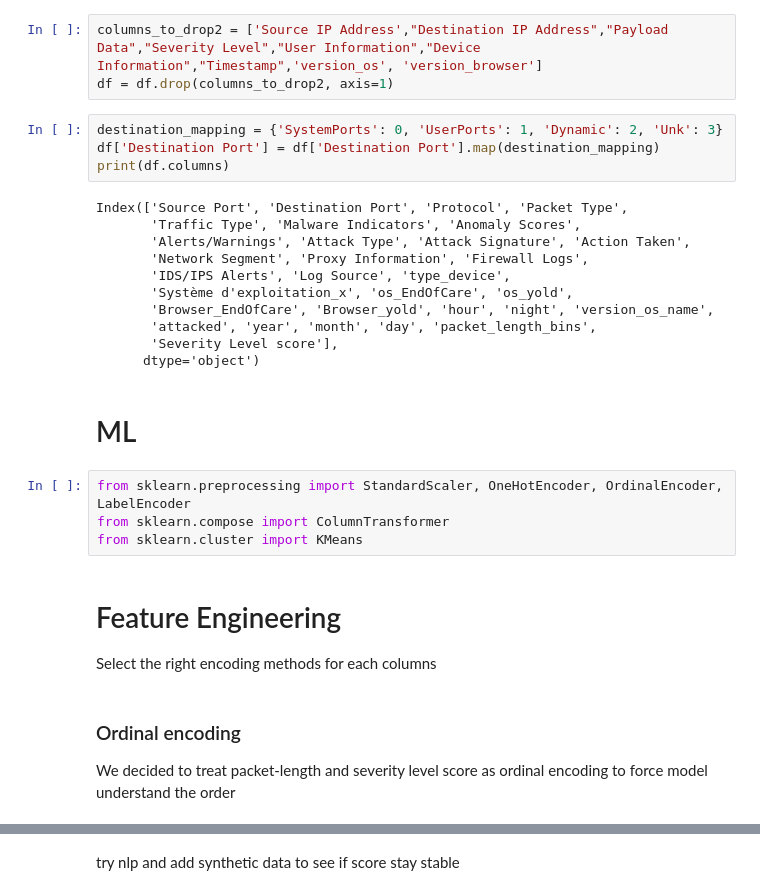
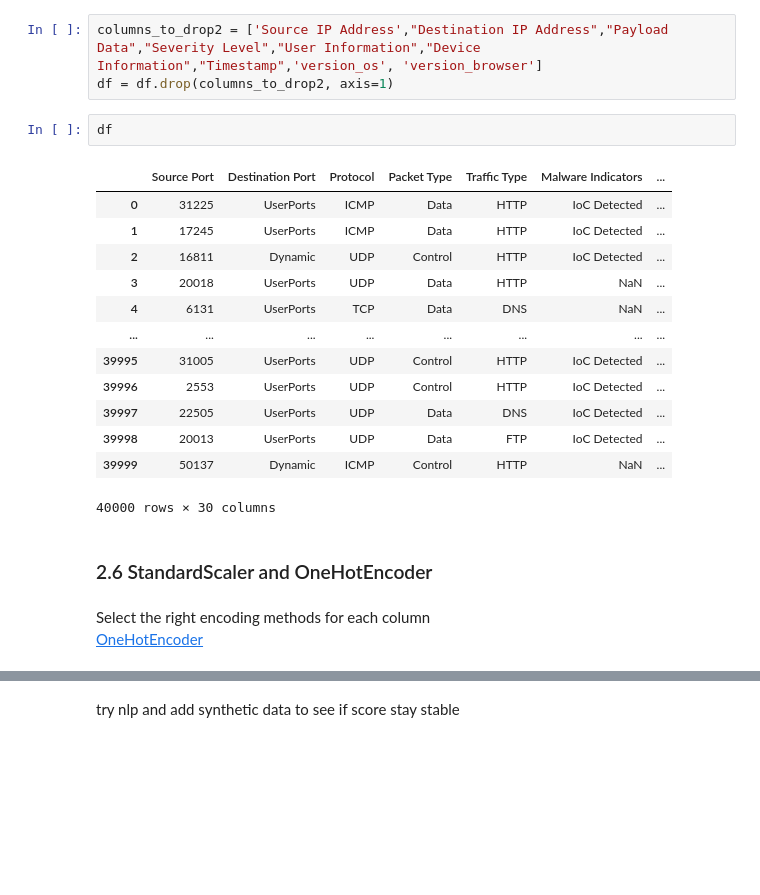
Before and after one commit to victor-coppin/ML_CyberAttack, a Jupyter notebook: CyberAttack_predictor.ipynb, the cells around one changed output, grey strips where cells are left out. Cells and saved outputs as stored; diff of their text form; blank space fills up the shorter version.

```diff
--- a/CyberAttack_predictor.ipynb
+++ b/CyberAttack_predictor.ipynb
@@ -202,31 +214,24 @@ df['Severity Level score'] = df['Severity Level'].map(severity_mapping)
 # %%
 columns_to_drop2 = ['Source IP Address',"Destination IP Address","Payload Data","Severity Level","User Information","Device Information","Timestamp",'version_os', 'version_browser']
 df = df.drop(columns_to_drop2, axis=1)
-# %%
-destination_mapping = {'SystemPorts': 0, 'UserPorts': 1, 'Dynamic': 2, 'Unk': 3}
-df['Destination Port'] = df['Destination Port'].map(destination_mapping)
-print(df.columns)
-# %% [output]
-Index(['Source Port', 'Destination Port', 'Protocol', 'Packet Type',
-       'Traffic Type', 'Malware Indicators', 'Anomaly Scores',
-       'Alerts/Warnings', 'Attack Type', 'Attack Signature', 'Action Taken',
-       'Network Segment', 'Proxy Information', 'Firewall Logs',
-       'IDS/IPS Alerts', 'Log Source', 'type_device',
-       'Système d'exploitation_x', 'os_EndOfCare', 'os_yold',
-       'Browser_EndOfCare', 'Browser_yold', 'hour', 'night', 'version_os_name',
-       'attacked', 'year', 'month', 'day', 'packet_length_bins',
-       'Severity Level score'],
-      dtype='object')
-# %% [markdown]
-# ML
-# %%
-from sklearn.preprocessing import StandardScaler, OneHotEncoder, OrdinalEncoder, LabelEncoder
-from sklearn.compose import ColumnTransformer
-from sklearn.cluster import KMeans
+# %%
+df
+# %% [output]
+|  | Source Port | Destination Port | Protocol | Packet Type | Traffic Type | Malware Indicators | ... |
+| 0 | 31225 | UserPorts | ICMP | Data | HTTP | IoC Detected | ... |
+| 1 | 17245 | UserPorts | ICMP | Data | HTTP | IoC Detected | ... |
+| 2 | 16811 | Dynamic | UDP | Control | HTTP | IoC Detected | ... |
+| 3 | 20018 | UserPorts | UDP | Data | HTTP | NaN | ... |
+| 4 | 6131 | UserPorts | TCP | Data | DNS | NaN | ... |
+| ... | ... | ... | ... | ... | ... | ... | ... |
+| 39995 | 31005 | UserPorts | UDP | Control | HTTP | IoC Detected | ... |
+| 39996 | 2553 | UserPorts | UDP | Control | HTTP | IoC Detected | ... |
+| 39997 | 22505 | UserPorts | UDP | Data | DNS | IoC Detected | ... |
+| 39998 | 20013 | UserPorts | UDP | Data | FTP | IoC Detected | ... |
+| 39999 | 50137 | Dynamic | ICMP | Control | HTTP | NaN | ... |
+40000 rows × 30 columns
+# %% [markdown]
+### 2.6 StandardScaler and OneHotEncoder
 # %% [markdown]
-# Feature Engineering
-Select the right encoding methods for each columns
+Select the right encoding methods for each column\
+[OneHotEncoder](https://www.geeksforgeeks.org/ml-one-hot-encoding/)
-# %% [markdown]
-### Ordinal encoding
-We decided to treat packet-length and severity level score as ordinal encoding to force model
-understand the order
```
Also changed, not shown: parts of 73 cells of this notebook, 1 other file.
